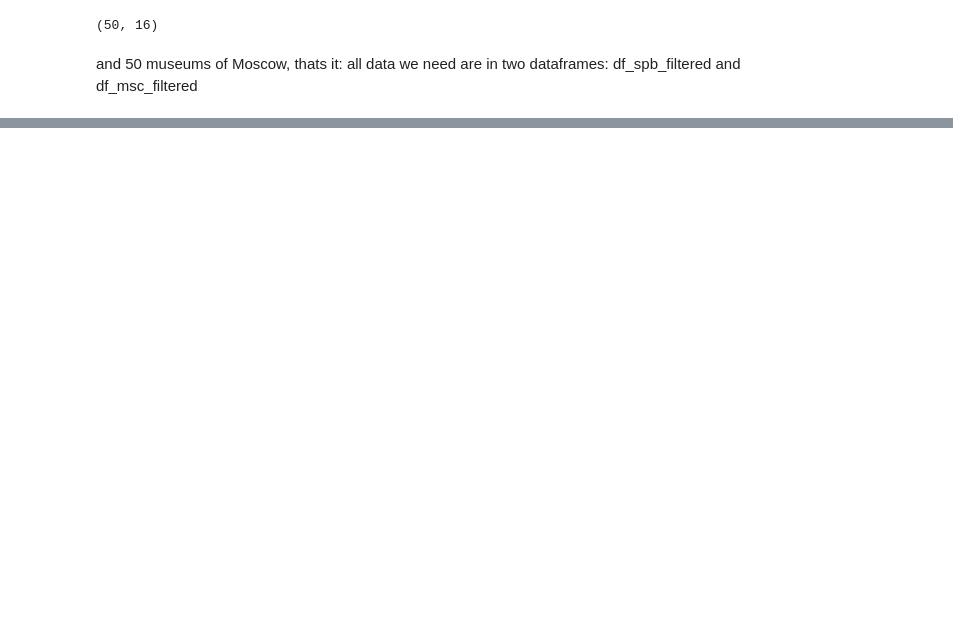
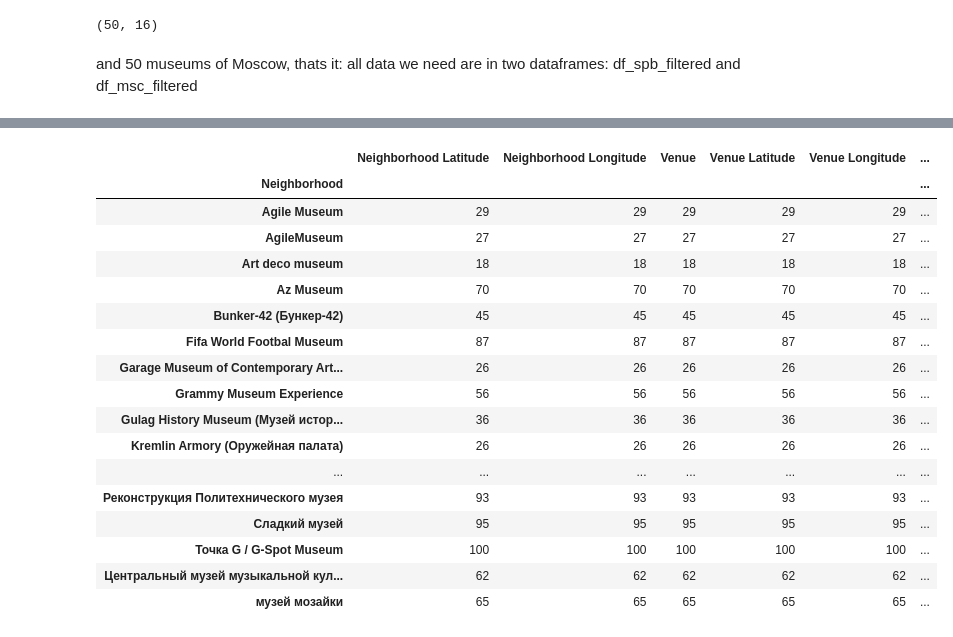
Before and after one commit to Alena-Gurina/Coursera-capstone-project, a Jupyter notebook: Capstone Project.ipynb, the cells around one changed output, grey strips where cells are left out. Cells and saved outputs as stored; diff of their text form; code cells hidden in the pictures; blank space fills up the shorter version.

```diff
--- a/Capstone Project.ipynb
+++ b/Capstone Project.ipynb
@@ -163,0 +481,21 @@ and 50 museums of Moscow, thats it: all data we need are in two dataframes: df_s
+# %%
+msc_venues.groupby('Neighborhood').count()
+# %% [output]
+|  | Neighborhood Latitude | Neighborhood Longitude | Venue | Venue Latitude | Venue Longitude | ... |
+| Neighborhood |  |  |  |  |  | ... |
+| Agile Museum | 29 | 29 | 29 | 29 | 29 | ... |
+| AgileMuseum | 27 | 27 | 27 | 27 | 27 | ... |
+| Art deco museum | 18 | 18 | 18 | 18 | 18 | ... |
+| Az Museum | 70 | 70 | 70 | 70 | 70 | ... |
+| Bunker-42 (Бункер-42) | 45 | 45 | 45 | 45 | 45 | ... |
+| Fifa World Footbal Museum | 87 | 87 | 87 | 87 | 87 | ... |
+| Garage Museum of Contemporary Art... | 26 | 26 | 26 | 26 | 26 | ... |
+| Grammy Museum Experience | 56 | 56 | 56 | 56 | 56 | ... |
+| Gulag History Museum (Музей истор... | 36 | 36 | 36 | 36 | 36 | ... |
+| Kremlin Armory (Оружейная палата) | 26 | 26 | 26 | 26 | 26 | ... |
+| ... | ... | ... | ... | ... | ... | ... |
+| Реконструкция Политехнического музея | 93 | 93 | 93 | 93 | 93 | ... |
+| Сладкий музей | 95 | 95 | 95 | 95 | 95 | ... |
+| Точка G / G-Spot Museum | 100 | 100 | 100 | 100 | 100 | ... |
+| Центральный музей музыкальной кул... | 62 | 62 | 62 | 62 | 62 | ... |
+| музей мозайки | 65 | 65 | 65 | 65 | 65 | ... |
```
Also changed, not shown: parts of 102 cells of this notebook.
